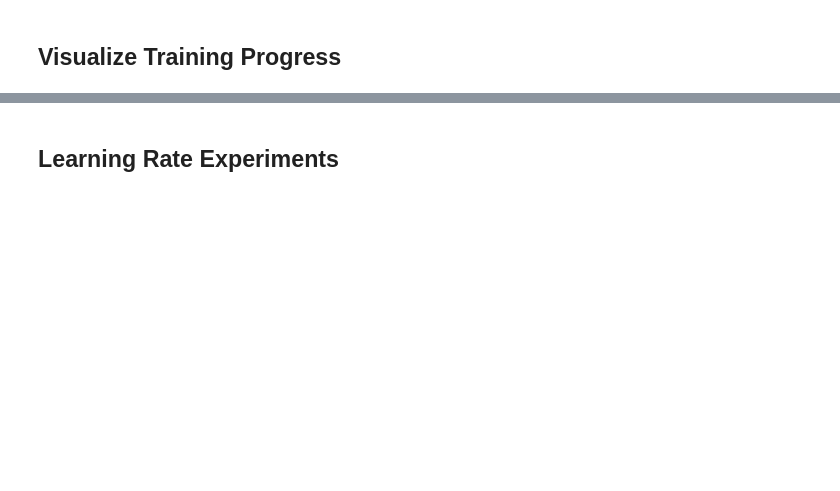
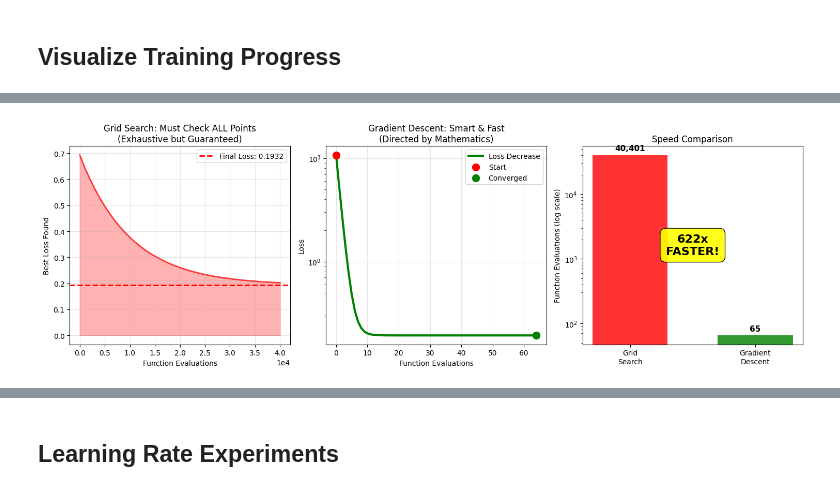
Before and after one commit to Robbyswimmer/CBU-CSC422, a Jupyter notebook: Materials/Module 1/IC_2_linear_regression.ipynb, the cells around one changed output, grey strips where cells are left out. Cells and saved outputs as stored; diff of their text form; code cells hidden in the pictures; blank space fills up the shorter version.

Commit message:
updated gradient descent code

```diff
--- a/Materials/Module 1/IC_2_linear_regression.ipynb
+++ b/Materials/Module 1/IC_2_linear_regression.ipynb
@@ -387,0 +675,92 @@ plt.show()
+# %%
+# Visual demonstration of convergence speed difference
+def demonstrate_convergence_speed():
+    plt.figure(figsize=(15, 5))
+
+    # LEFT: Grid search simulation (all evaluations needed)
+    plt.subplot(1, 3, 1)
+
+    grid_evaluations = len(a_grid) * len(b_grid)  # 40,401 evaluations
+
+    # Create a progress bar effect showing grid search must check ALL points
+    grid_progress = np.arange(0, grid_evaluations, 1000)
+    # Simulate finding progressively better solutions (decreasing loss)
+    grid_losses = best_loss + 0.5 * np.exp(-grid_progress / 10000)
+
+    plt.plot(grid_progress, grid_losses, 'r-', linewidth=2, alpha=0.7)
+    plt.axhline(best_loss, color='red', linestyle='--', linewidth=2,
+               label=f'Final Loss: {best_loss:.4f}')
+    plt.fill_between(grid_progress, grid_losses, alpha=0.3, color='red')
+
+    plt.xlabel('Function Evaluations')
+    plt.ylabel('Best Loss Found')
+    plt.title('Grid Search: Must Check ALL Points\n(Exhaustive but Guaranteed)')
+    plt.ticklabel_format(style='scientific', axis='x', scilimits=(0,0))
+    plt.legend()
+    plt.grid(True, alpha=0.3)
+
+    # MIDDLE: Gradient descent progress (smart, fast convergence)
+    plt.subplot(1, 3, 2)
+
+    gd_steps = [h['step'] for h in history]
+    gd_losses = [h['loss'] for h in history]
+
+    plt.plot(gd_steps, gd_losses, 'g-', linewidth=3, label='Loss Decrease')
+    plt.scatter(gd_steps[0], gd_losses[0], color='red', s=100,
+               label='Start', zorder=5)
+    plt.scatter(gd_steps[-1], gd_losses[-1], color='green', s=100,
+               label='Converged', zorder=5)
+
+    plt.xlabel('Function Evaluations')
+    plt.ylabel('Loss')
+    plt.title('Gradient Descent: Smart & Fast\n(Directed by Mathematics)')
+    plt.yscale('log')
+    plt.legend()
+    plt.grid(True, alpha=0.3)
+
+    # RIGHT: Dramatic speed comparison
+    plt.subplot(1, 3, 3)
+
+    methods = ['Grid\nSearch', 'Gradient\nDescent']
+    evaluations = [grid_evaluations, len(history)]
+    colors = ['red', 'green']
+
+    bars = plt.bar(methods, evaluations, color=colors, alpha=0.8, width=0.6)
+    plt.ylabel('Function Evaluations (log scale)')
+    plt.title('Speed Comparison')
+    plt.yscale('log')
+
+    # Add value labels on bars
+    for bar, value in zip(bars, evaluations):
+        height = bar.get_height()
+        plt.text(bar.get_x() + bar.get_width()/2., height * 1.1,
+                 f'{value:,}', ha='center', va='bottom', fontweight='bold', fontsize=11)
+
+    # Add dramatic speedup annotation
+    speedup = grid_evaluations / len(history)
+    plt.text(0.5, np.sqrt(grid_evaluations * len(history)),
+             f'{speedup:.0f}x\nFASTER!',
+             ha='center', va='center', fontsize=16, fontweight='bold',
+             bbox=dict(boxstyle='round,pad=0.5', facecolor='yellow', alpha=0.9),
+             transform=plt.gca().transData)
+
+    plt.tight_layout()
+    plt.show()
+
+    # Print the dramatic difference
+    print("🚀 CONVERGENCE SPEED SHOWDOWN:")
+    print("=" * 60)
+    print(f"🔴 Grid Search:      {grid_evaluations:,} evaluations")
+    print(f"🟢 Gradient Descent: {len(history):,} evaluations")
+    print(f"⚡ Speedup:          {speedup:.0f}x FASTER!")
+    print(f"⏱️  Time Saved:       {((grid_evaluations - len(history)) / grid_evaluations) * 100:.1f}% fewer computations")
+    print("=" * 60)
+    print("🎯 Why This Matters for Deep Learning:")
+    print(f"   • 2 parameters (today):        {speedup:.0f}x speedup")
+    print(f"   • 1,000 parameters:            ~10,000x speedup")
+    print(f"   • 1,000,000 parameters:        Grid search impossible!")
+    print("   • Neural networks often have BILLIONS of parameters!")
+
+demonstrate_convergence_speed()
+# %% [output]
+[figure, added]
```
Also changed, not shown: parts of 24 cells of this notebook.
